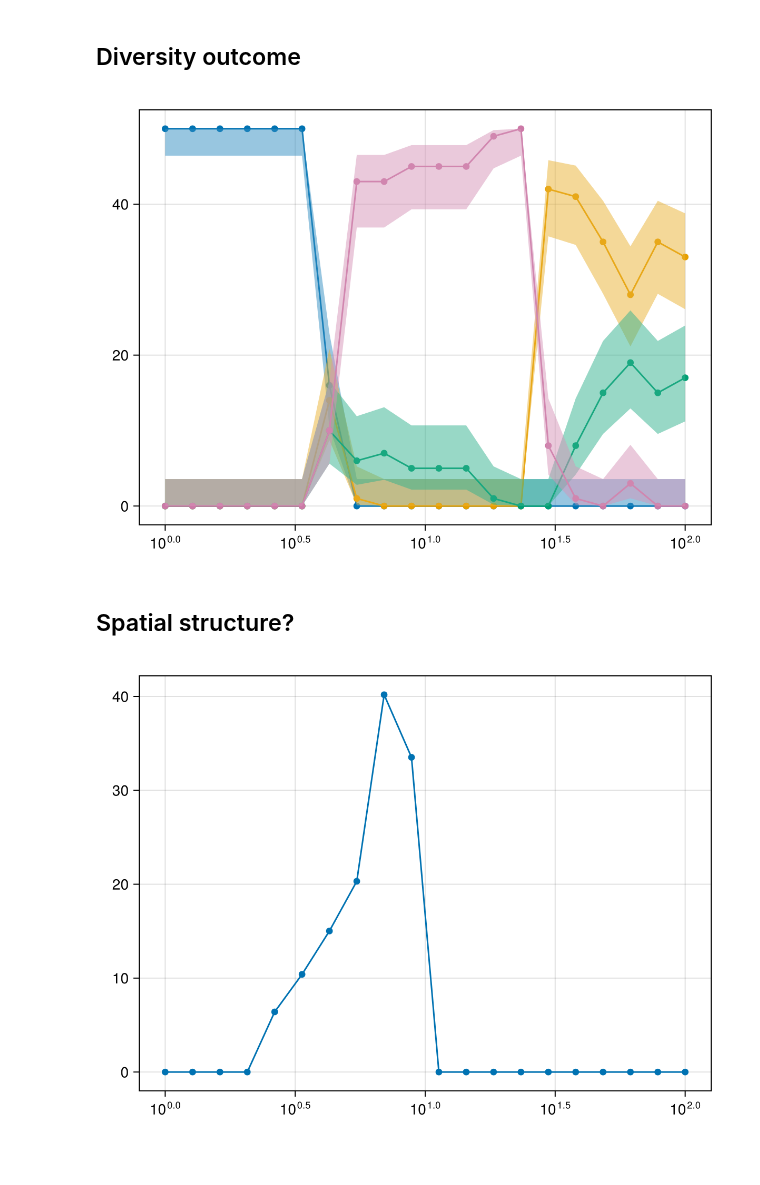
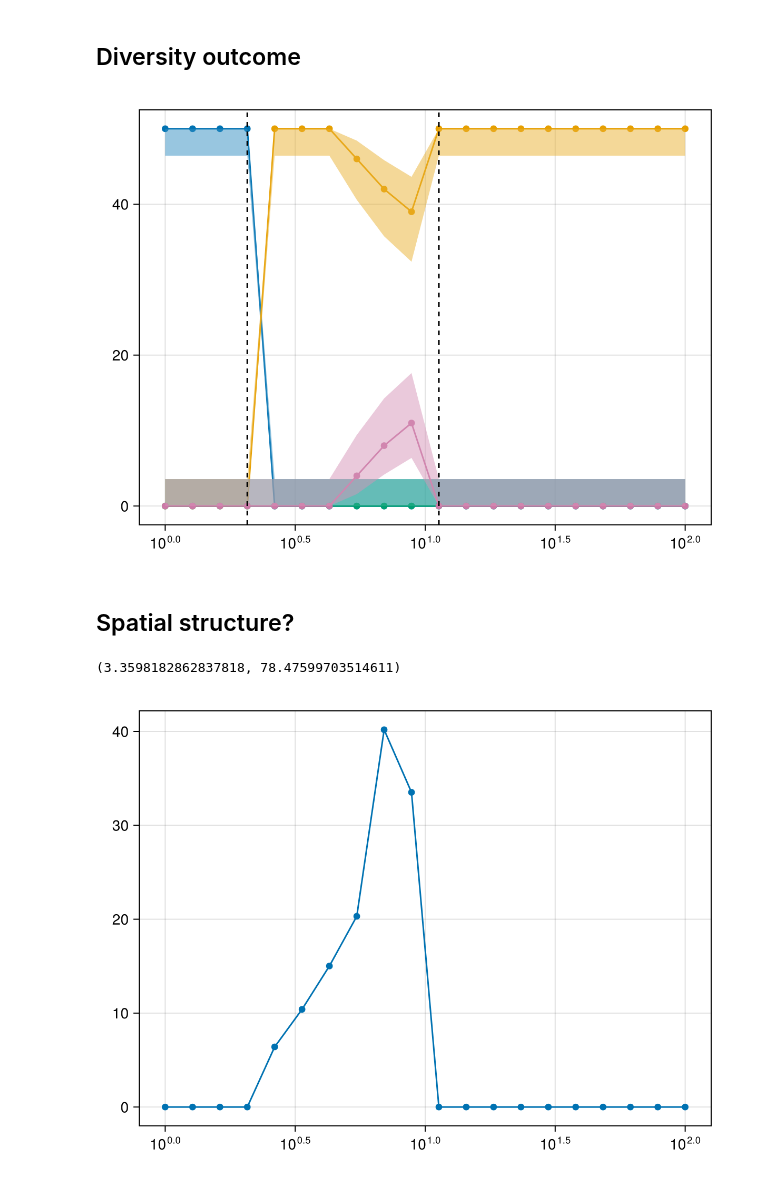
Before and after one commit to kockahonza/SSMC, a Jupyter notebook: notebooks/clean slate/CompetingMMs/Varying K spatial outcomes.ipynb, the cells around one changed output. Cells and saved outputs as stored; diff of their text form; code cells hidden in the pictures.

```diff
--- a/notebooks/clean slate/CompetingMMs/Varying K spatial outcomes.ipynb
+++ b/notebooks/clean slate/CompetingMMs/Varying K spatial outcomes.ipynb
@@ -17,7 +17,7 @@ JLDFile /home/honza/UCLOneDrive/SpatialStructureInMicrobialCommunities/SSMCCode/
 # %% [markdown]
 # PG 2 - looking at a cluster run
 # %%
-f = jldopen("../../../cluster_env/runs/compmm_sines1/rslts4_m_c_0.5.jld2")
+f = jldopen("../../../cluster_env/runs/compmm_sines1/rslts4_m_0.5c_0.9.jld2")
 Ks = f["Ks"]
 num_repeats = length(f["results"][1].outcomes)
 nothing
@@ -42,17 +42,28 @@ end
 # %%
 fig = Figure()
 ax = Axis(fig[1,1];
     xscale=log10,
 )
 
 plot_binom_sample!(ax, Ks, num_ext, num_repeats)
 plot_binom_sample!(ax, Ks, num_S1, num_repeats)
 plot_binom_sample!(ax, Ks, num_S2, num_repeats)
 plot_binom_sample!(ax, Ks, num_coex, num_repeats)
 
+vlines!(ax, [Ks[4], Ks[11]];
+    color=:black,
+    linestyle=:dash,
+)
+
+Makie.save("../../../data/comp_mms/props_3.pdf", fig)
+
 fig
 # %% [output]
-[figure, old version]
+[figure, new version]
 # %% [markdown]
 ## Spatial structure?
+# %%
+Ks[6], Ks[end-1]
+# %% [output]
+(3.3598182862837818, 78.47599703514611)
 # %%
```
Also changed, not shown: parts of 1 cell of this notebook, 13 other files.
